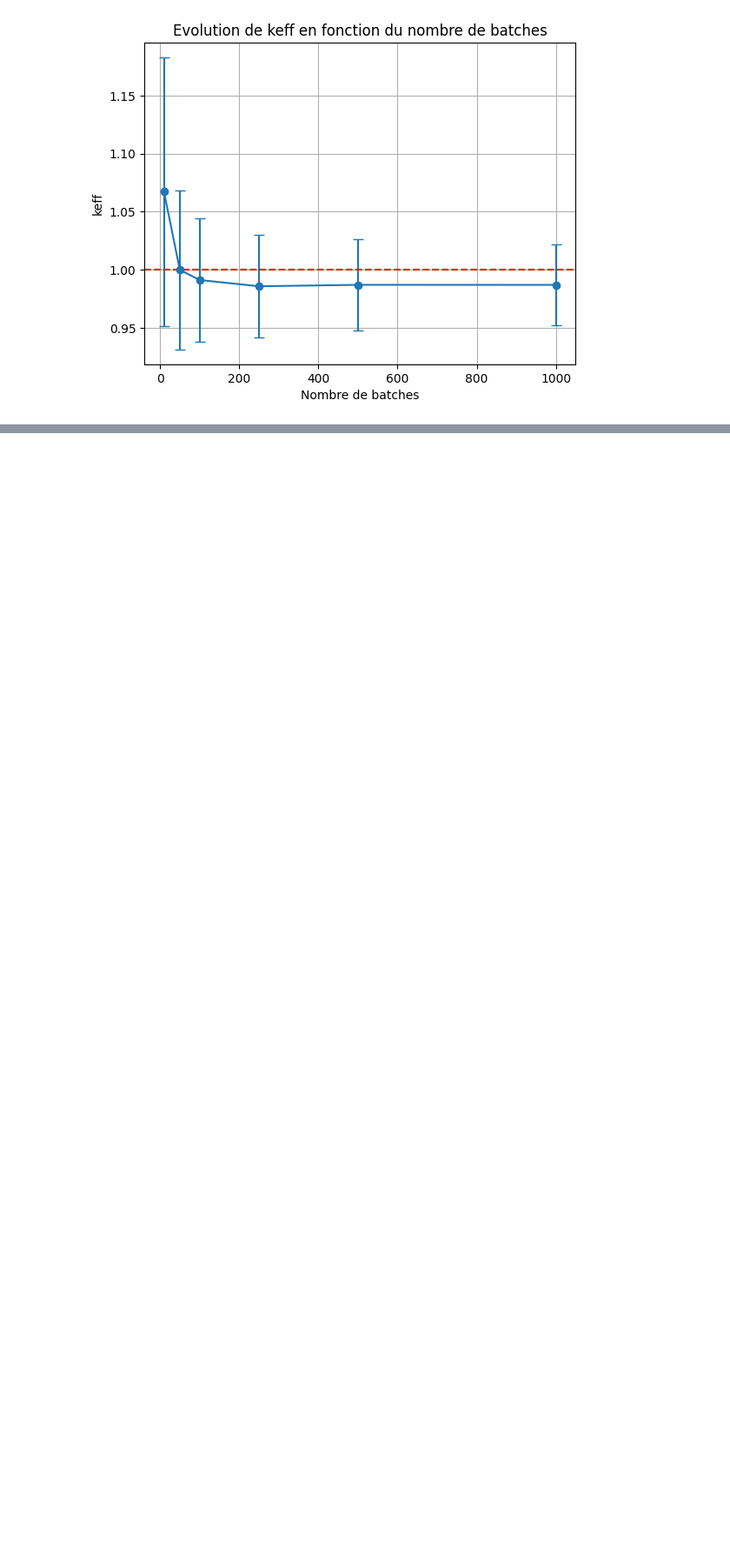
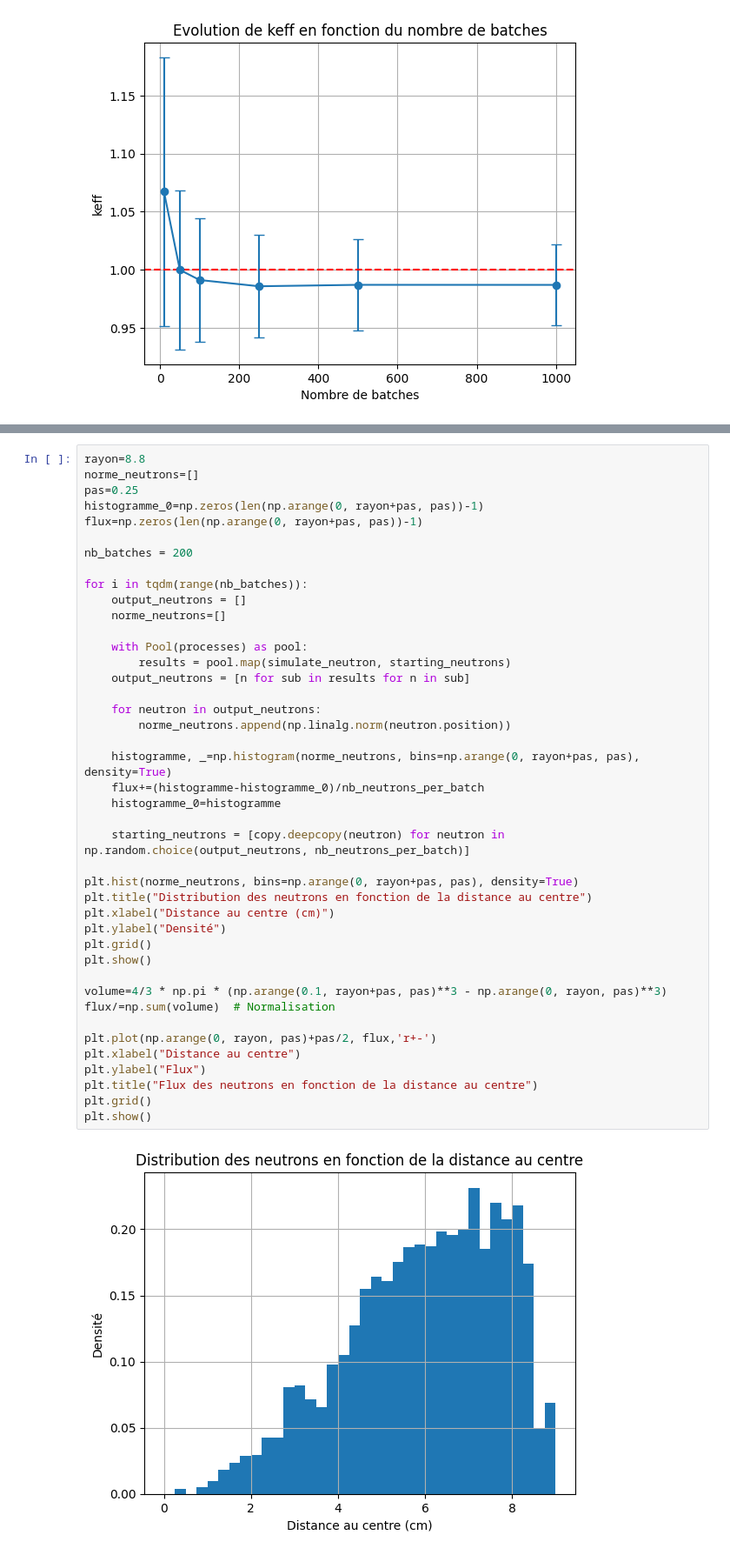
Before and after one commit to atlantis294/neutronic-ensta, a Jupyter notebook: exercices/06_monte_carlo.ipynb, the cells around one changed output, grey strips where cells are left out. Shown at 87% size. Drawn from its saved outputs; the diff is of its cells as text; blank space fills up the shorter version.

Commit message:
flux

```diff
--- a/exercices/06_monte_carlo.ipynb
+++ b/exercices/06_monte_carlo.ipynb
@@ -380,0 +404,44 @@ plt.show()
+# %%
+rayon=8.8
+norme_neutrons=[]
+pas=0.25
+histogramme_0=np.zeros(len(np.arange(0, rayon+pas, pas))-1)
+flux=np.zeros(len(np.arange(0, rayon+pas, pas))-1)
+
+nb_batches = 200
+
+for i in tqdm(range(nb_batches)):
+    output_neutrons = []
+    norme_neutrons=[]
+
+    with Pool(processes) as pool:
+        results = pool.map(simulate_neutron, starting_neutrons)
+    output_neutrons = [n for sub in results for n in sub]
+
+    for neutron in output_neutrons:
+        norme_neutrons.append(np.linalg.norm(neutron.position))
+
+    histogramme, _=np.histogram(norme_neutrons, bins=np.arange(0, rayon+pas, pas), density=True)
+    flux+=(histogramme-histogramme_0)/nb_neutrons_per_batch
+    histogramme_0=histogramme
+
+    starting_neutrons = [copy.deepcopy(neutron) for neutron in np.random.choice(output_neutrons, nb_neutrons_per_batch)]
+
+plt.hist(norme_neutrons, bins=np.arange(0, rayon+pas, pas), density=True)
+plt.title("Distribution des neutrons en fonction de la distance au centre")
+plt.xlabel("Distance au centre (cm)")
+plt.ylabel("Densité")
+plt.grid()
+plt.show()
+
+volume=4/3 * np.pi * (np.arange(0.1, rayon+pas, pas)**3 - np.arange(0, rayon, pas)**3)
+flux/=np.sum(volume)  # Normalisation
+
+plt.plot(np.arange(0, rayon, pas)+pas/2, flux,'r+-')
+plt.xlabel("Distance au centre")
+plt.ylabel("Flux")
+plt.title("Flux des neutrons en fonction de la distance au centre")
+plt.grid()
+plt.show()
+# %% [output]
+[figure, added]
```
Also changed, not shown: parts of 7 cells of this notebook.
